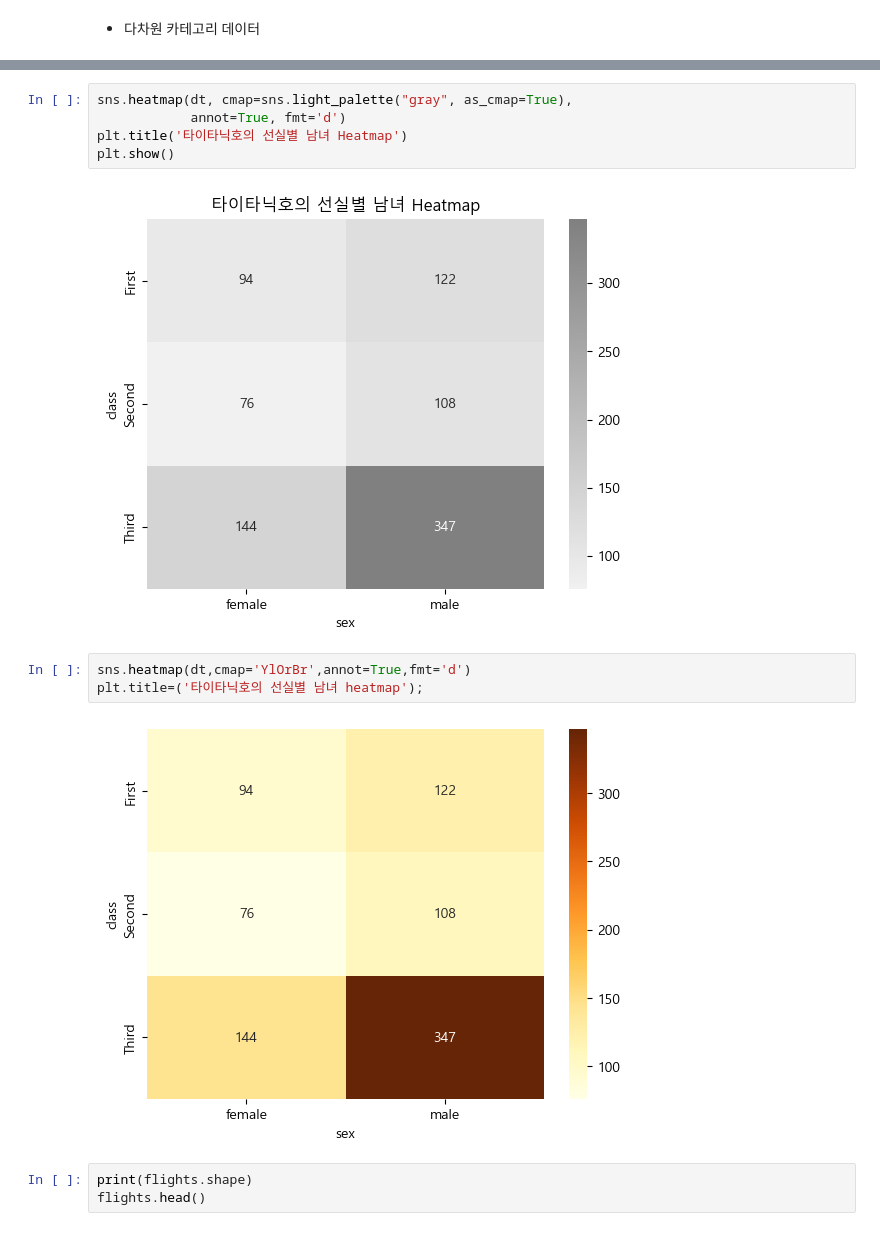
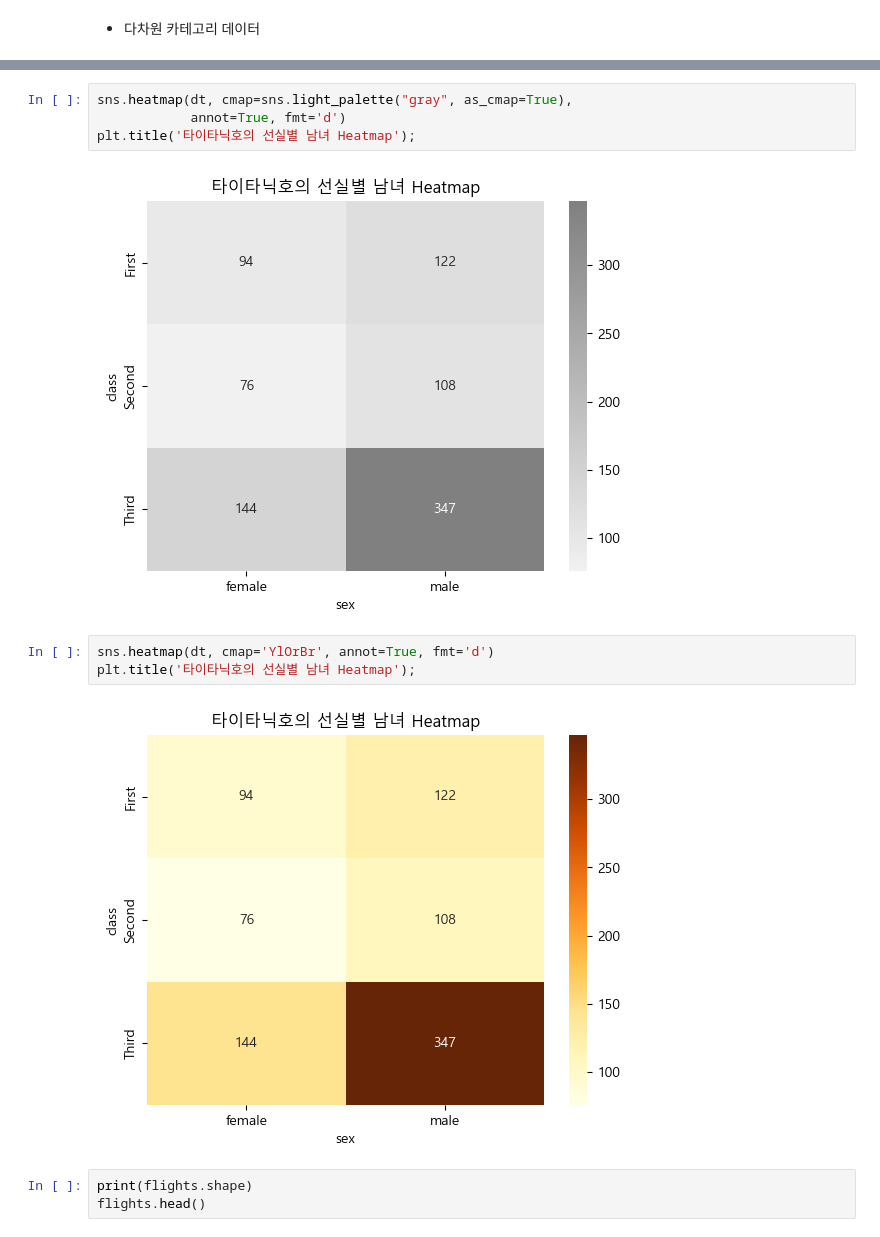
Before and after one commit to hyangshim/DataAnalysis_lecture-2023.04, a Jupyter notebook: 03.시각화/05.Seaborn.ipynb, the cells around one changed output, grey strips where cells are left out. Drawn from its saved outputs; the diff is of its cells as text.

```diff
--- a/03.시각화/05.Seaborn.ipynb
+++ b/03.시각화/05.Seaborn.ipynb
@@ -75,15 +73,14 @@ dt
 # %%
 sns.heatmap(dt, cmap=sns.light_palette("gray", as_cmap=True),
             annot=True, fmt='d')
-plt.title('타이타닉호의 선실별 남녀 Heatmap')
-plt.show()
+plt.title('타이타닉호의 선실별 남녀 Heatmap');
 # %% [output]
 [figure]
 # %%
-sns.heatmap(dt,cmap='YlOrBr',annot=True,fmt='d')
-plt.title=('타이타닉호의 선실별 남녀 heatmap');
+sns.heatmap(dt, cmap='YlOrBr', annot=True, fmt='d')
+plt.title('타이타닉호의 선실별 남녀 Heatmap');
 # %% [output]
-[figure, old version]
+[figure, new version]
 # %%
 print(flights.shape)
 flights.head()
```
Also changed, not shown: parts of 34 cells of this notebook, 3 other files.
